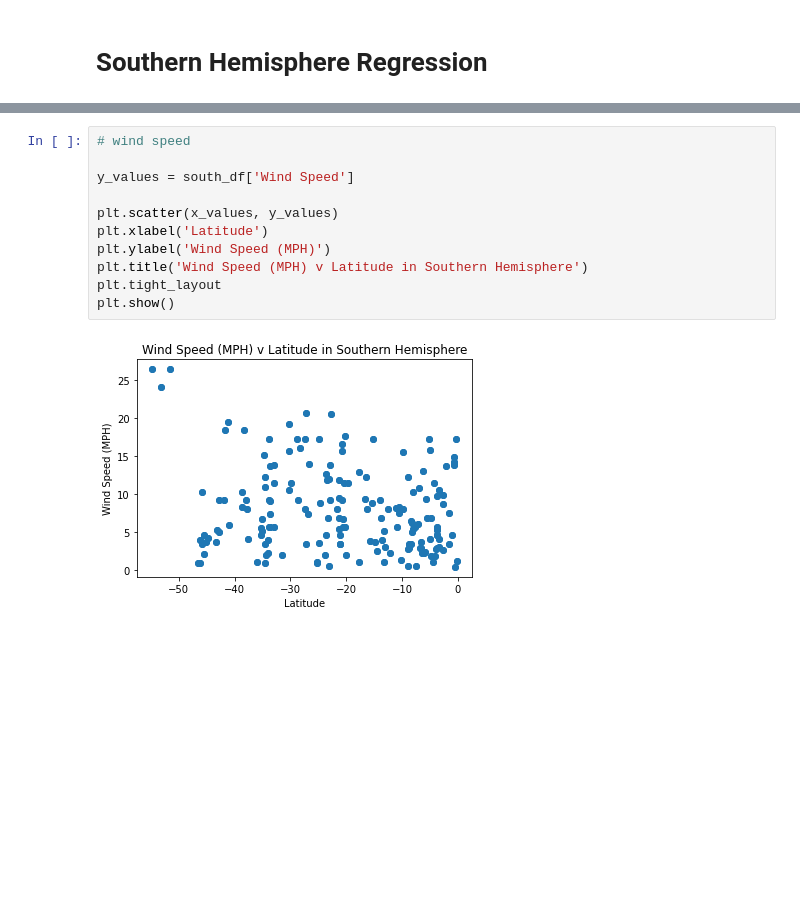
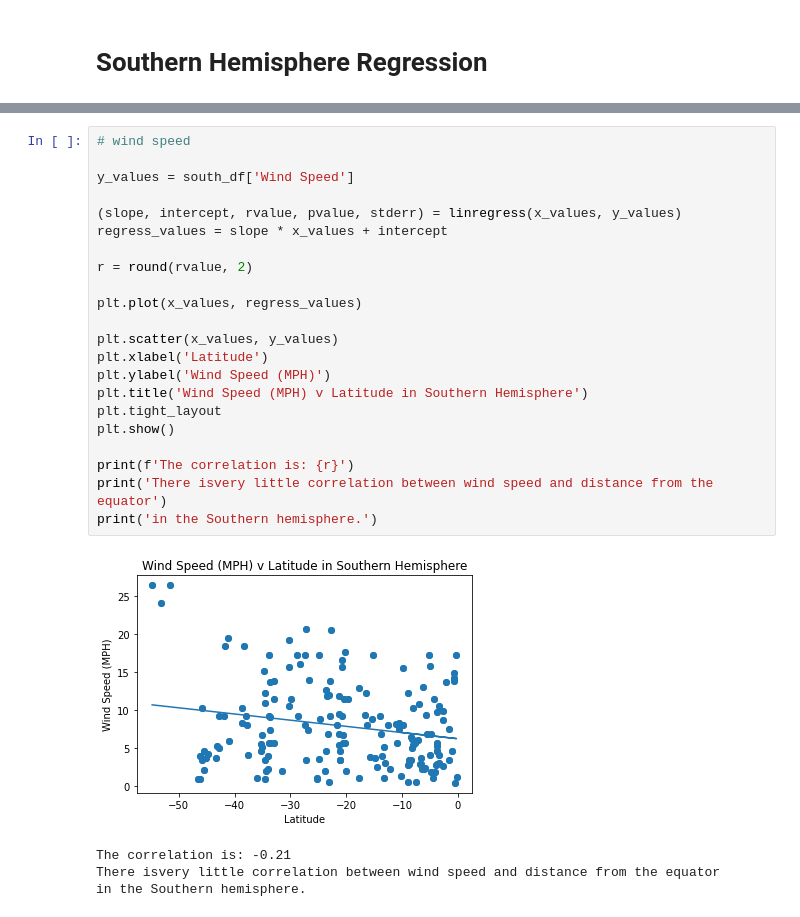
Before and after one commit to KStrange89/Weather-Analysis, a Jupyter notebook: Weatherpy/Weather.ipynb, the cells around one changed output, grey strips where cells are left out. Drawn from its saved outputs; the diff is of its cells as text; blank space fills up the shorter version.

```diff
--- a/Weatherpy/Weather.ipynb
+++ b/Weatherpy/Weather.ipynb
@@ -311,13 +414,27 @@ plt.show()
 # %%
 # wind speed
 
 y_values = south_df['Wind Speed']
+
+(slope, intercept, rvalue, pvalue, stderr) = linregress(x_values, y_values)
+regress_values = slope * x_values + intercept
+
+r = round(rvalue, 2)
+
+plt.plot(x_values, regress_values)
 
 plt.scatter(x_values, y_values)
 plt.xlabel('Latitude')
 plt.ylabel('Wind Speed (MPH)')
 plt.title('Wind Speed (MPH) v Latitude in Southern Hemisphere')
 plt.tight_layout
 plt.show()
+
+print(f'The correlation is: {r}')
+print('There isvery little correlation between wind speed and distance from the equator')
+print('in the Southern hemisphere.')
 # %% [output]
-[figure, old version]
+[figure, new version]
+The correlation is: -0.21
+There isvery little correlation between wind speed and distance from the equator
+in the Southern hemisphere.
```
Also changed, not shown: parts of 7 cells of this notebook.
